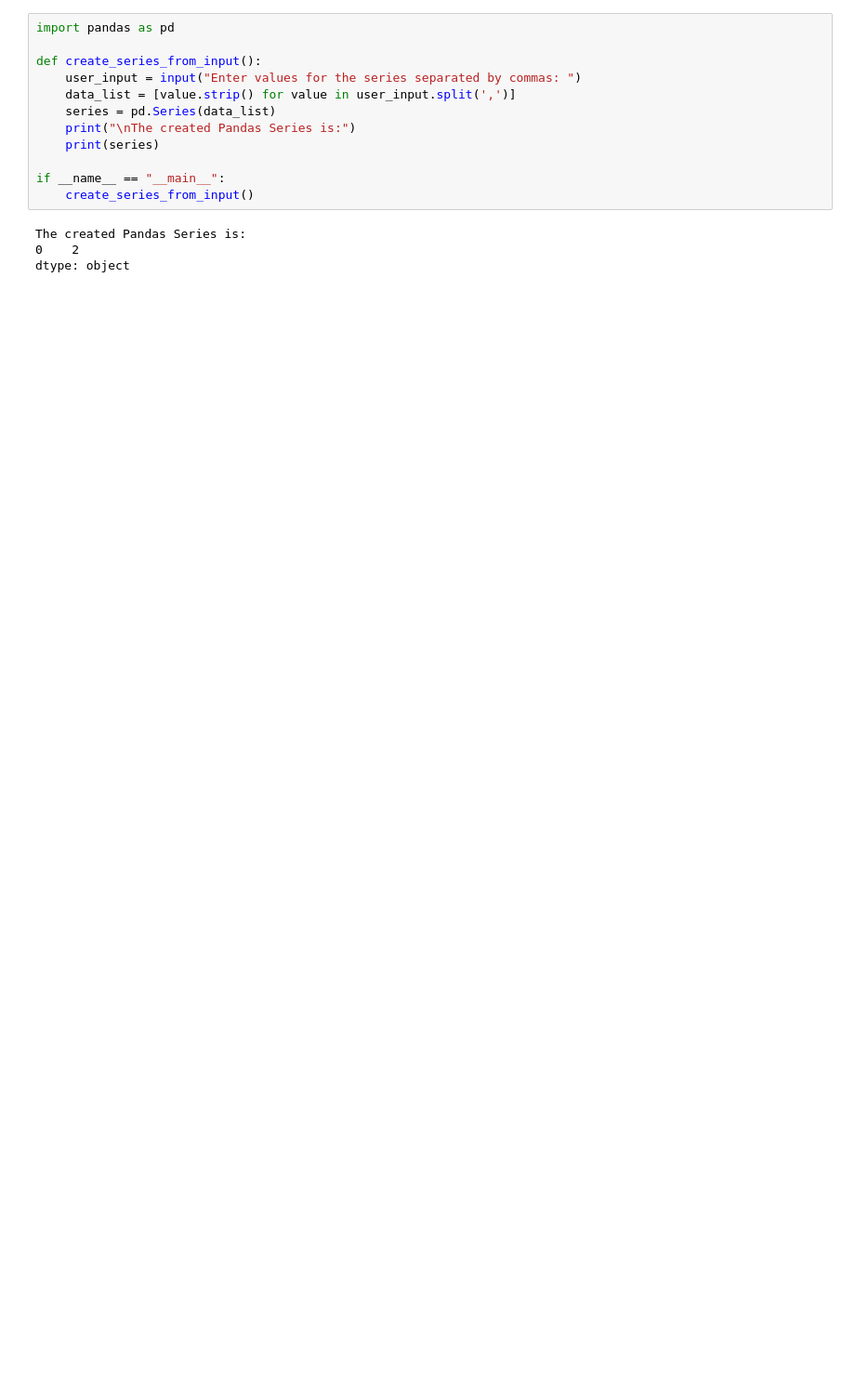
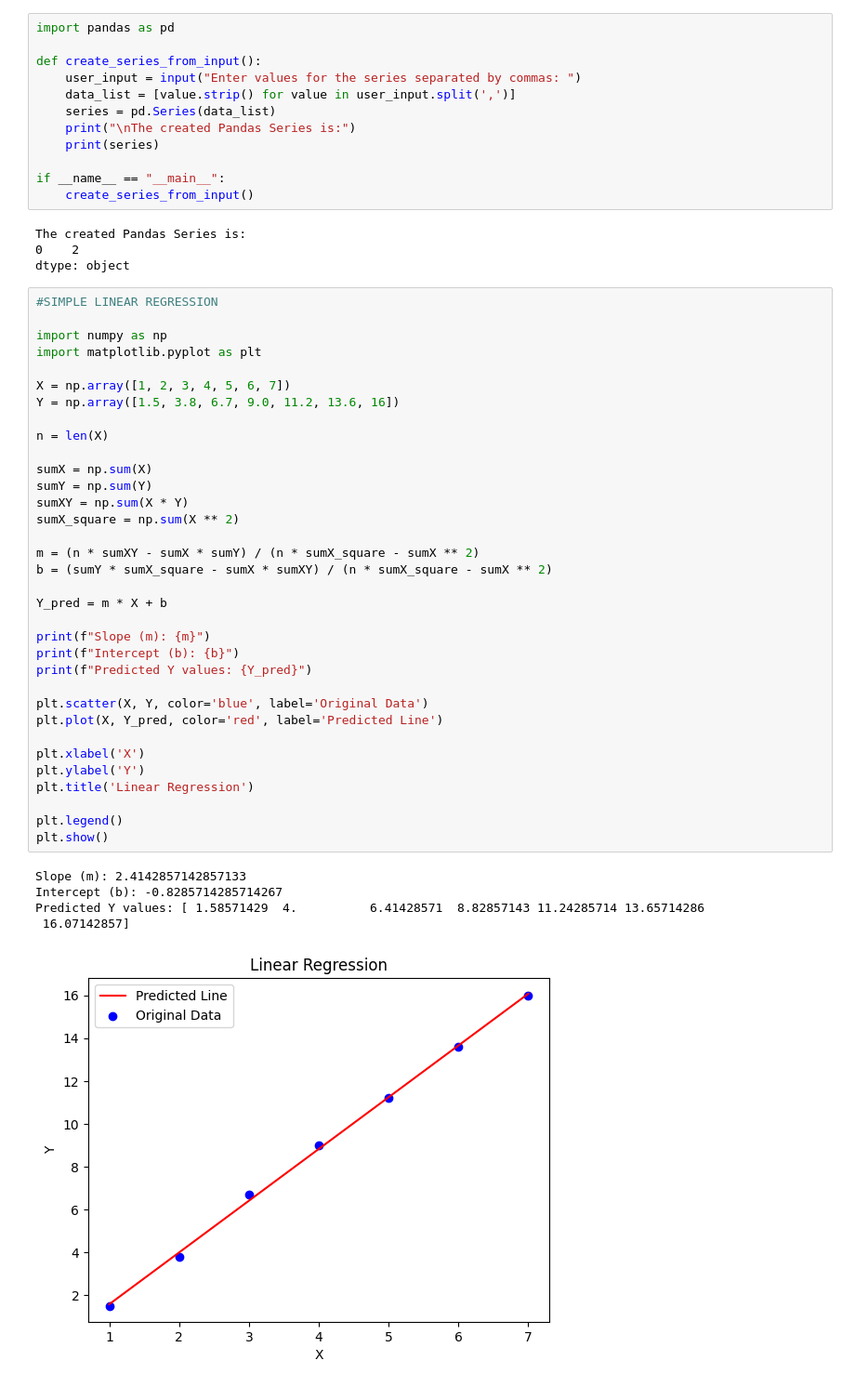
Before and after one commit to AkankshMadhur/NNM23MC003, a Jupyter notebook: AIML/ASSIGNMENT 4/assignment4.ipynb, the cells around one changed output. Shown at 93% size. Drawn from its saved outputs; the diff is of its cells as text; blank space fills up the shorter version.

```diff
--- a/AIML/ASSIGNMENT 4/assignment4.ipynb
+++ b/AIML/ASSIGNMENT 4/assignment4.ipynb
@@ -109,3 +109,43 @@ if __name__ == "__main__":
 The created Pandas Series is:
 0    2
 dtype: object
+# %%
+#SIMPLE LINEAR REGRESSION
+
+import numpy as np
+import matplotlib.pyplot as plt
+
+X = np.array([1, 2, 3, 4, 5, 6, 7])
+Y = np.array([1.5, 3.8, 6.7, 9.0, 11.2, 13.6, 16])
+
+n = len(X)
+
+sumX = np.sum(X)
+sumY = np.sum(Y)
+sumXY = np.sum(X * Y)
+sumX_square = np.sum(X ** 2)
+
+m = (n * sumXY - sumX * sumY) / (n * sumX_square - sumX ** 2)
+b = (sumY * sumX_square - sumX * sumXY) / (n * sumX_square - sumX ** 2)
+
+Y_pred = m * X + b
+
+print(f"Slope (m): {m}")
+print(f"Intercept (b): {b}")
+print(f"Predicted Y values: {Y_pred}")
+
+plt.scatter(X, Y, color='blue', label='Original Data')
+plt.plot(X, Y_pred, color='red', label='Predicted Line')
+
+plt.xlabel('X')
+plt.ylabel('Y')
+plt.title('Linear Regression')
+
+plt.legend()
+plt.show()
+# %% [output]
+Slope (m): 2.4142857142857133
+Intercept (b): -0.8285714285714267
+Predicted Y values: [ 1.58571429  4.          6.41428571  8.82857143 11.24285714 13.65714286
+ 16.07142857]
+[figure, added]
```
